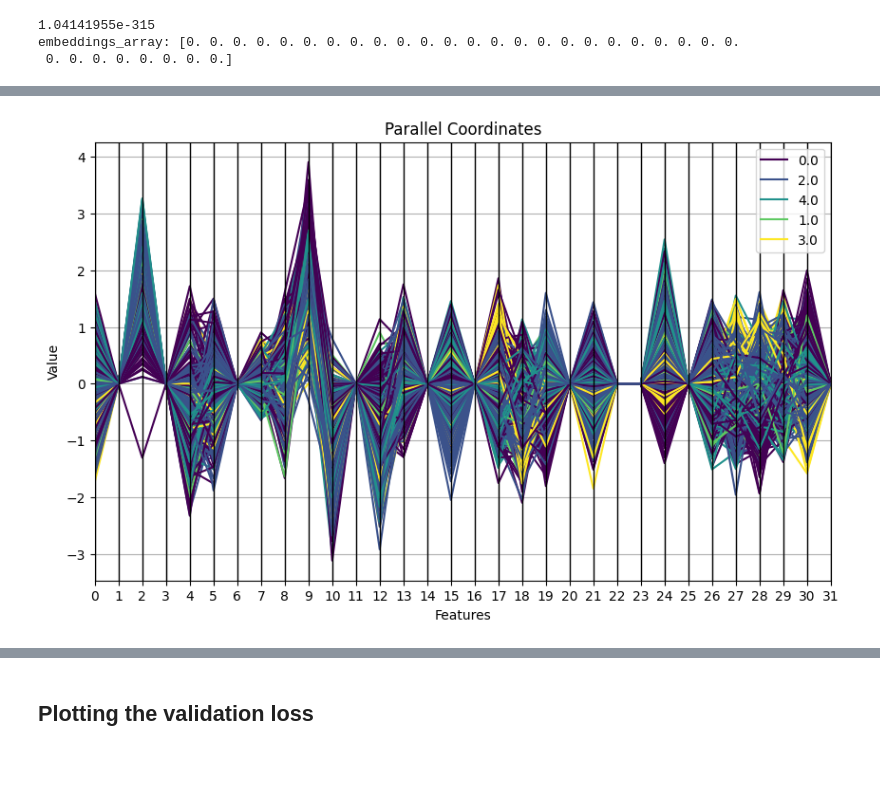
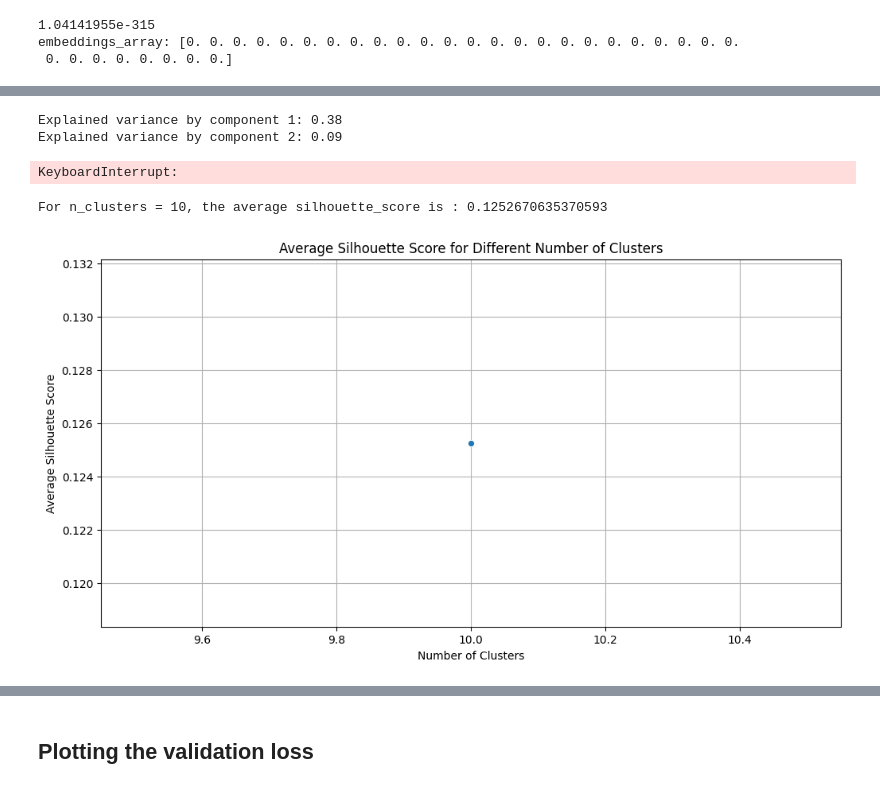
Before and after one commit to MatteoManni99/physioex, a Jupyter notebook: examples/autoencoder_experiments.ipynb, the cells around one changed output, grey strips where cells are left out. Cells and saved outputs as stored; diff of their text form; code cells hidden in the pictures; blank space fills up the shorter version.

```diff
--- a/examples/autoencoder_experiments.ipynb
+++ b/examples/autoencoder_experiments.ipynb
@@ -849,30 +921,11 @@ Explained variance by component 2: 0.12
-# %%
-from pandas.plotting import parallel_coordinates
-
-data = embeddings_array_ref
-colors = labels_array_ref
-percentage = 0.0005
-
-# pca = PCA(n_components=3)
-# pca_result = pca.fit_transform(data)
-
-if (percentage<1):
-        num_elements = int(len(data) * percentage)
-        random_indices = np.random.choice(len(data), num_elements, replace=False)
-
-        # Create new sampled arrays
-        data = embeddings_array_ref[random_indices]
-        colors = colors[random_indices]
-
-df = pd.DataFrame(data[:,:])
-df['phase'] = colors
-
-# Creare il Parallel Coordinates Plot
-plt.figure(figsize=(10, 6))
-parallel_coordinates(df, 'phase', colormap='viridis')
-plt.title('Parallel Coordinates')
-plt.xlabel('Features')
-plt.ylabel('Value')
-plt.show()
-# %% [output]
-[figure, removed]
+# %%
+plot_KMeans_with_PCA(embeddings_array_ref, 10)
+# %% [output]
+Explained variance by component 1: 0.38
+Explained variance by component 2: 0.09
+KeyboardInterrupt:
+# %%
+plot_silhouette_scores(embeddings_array_ref, range(10, 11))
+# %% [output]
+For n_clusters = 10, the average silhouette_score is : 0.1252670635370593
+[figure, added]
```
Also changed, not shown: parts of 12 cells of this notebook, 13 other files.
